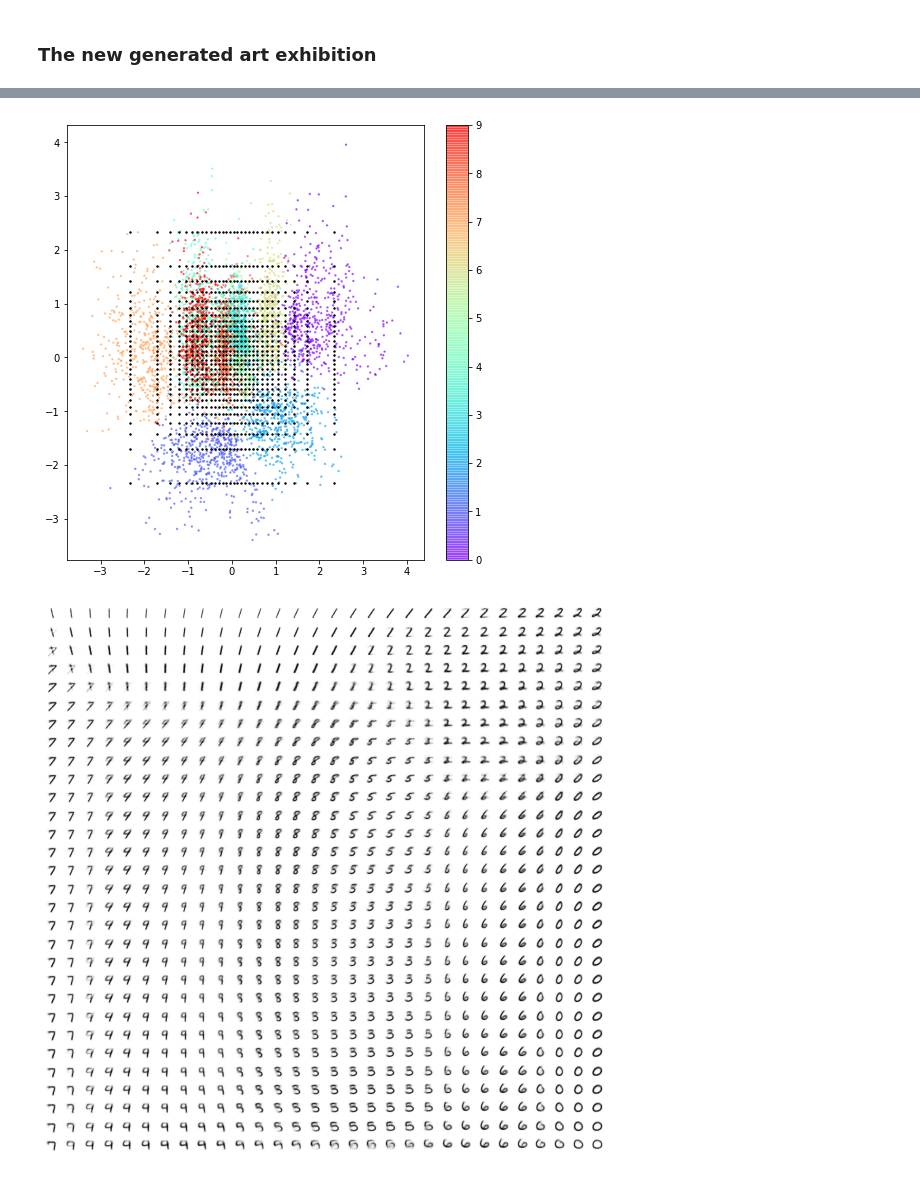
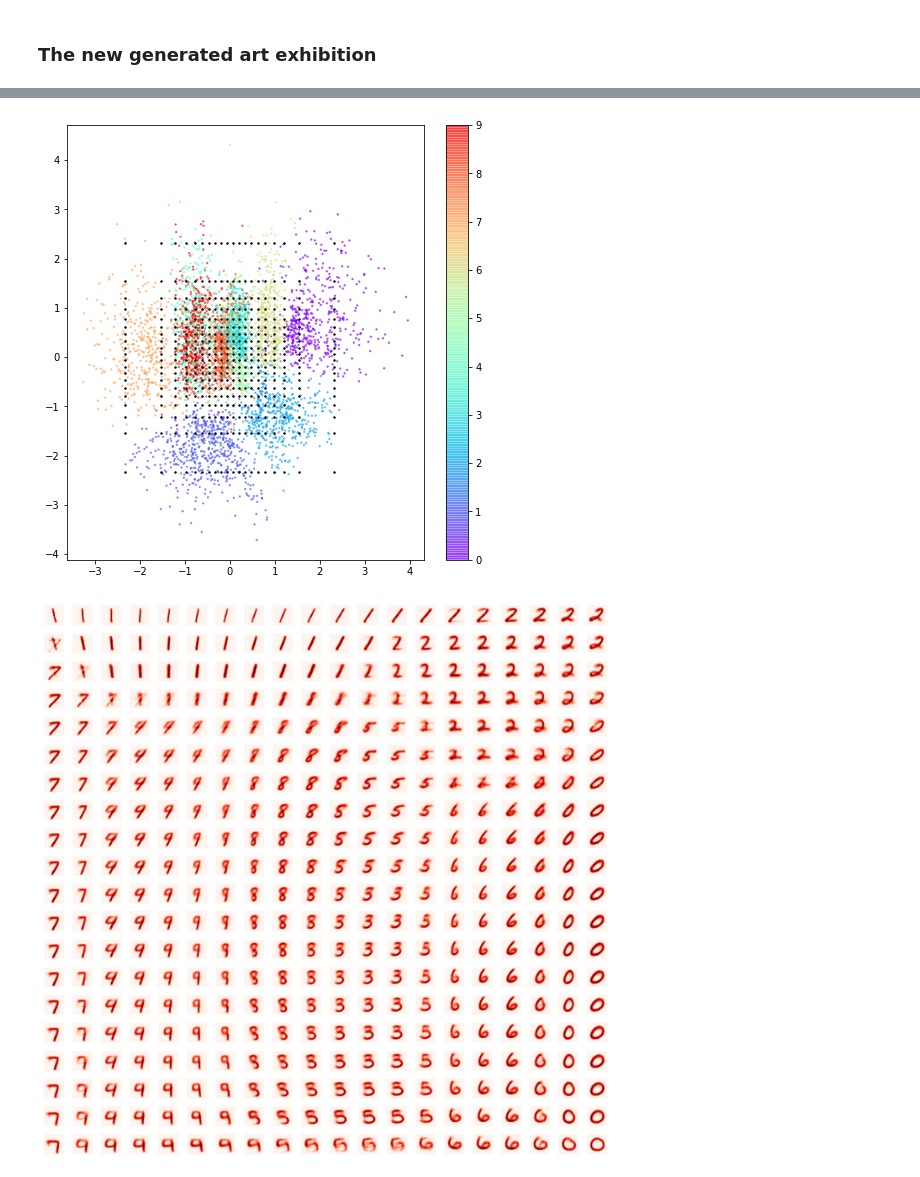
Before and after one commit to lin3372/400_gan, a Jupyter notebook: books/generative_deep_learning/0304_vae_digits_analysis_(iL).ipynb, the cells around one changed output, grey strips where cells are left out. Drawn from its saved outputs; the diff is of its cells as text; code cells hidden in the pictures.

```diff
--- a/books/generative_deep_learning/0304_vae_digits_analysis_(iL).ipynb
+++ b/books/generative_deep_learning/0304_vae_digits_analysis_(iL).ipynb
@@ -259,7 +247,7 @@ plt.show()
 # %%
 n_to_show = 5000
-grid_size = 30
-figsize = 10
+grid_size = 20
+figsize = 12
 
 example_idx = np.random.choice(range(len(x_test)), n_to_show)
 example_images = x_test[example_idx]
@@ -269,33 +257,33 @@ z_points = vae.encoder.predict(example_images)
 
 plt.figure(figsize=(8, 8))
 plt.scatter(z_points[:, 0] , z_points[:, 1] , cmap='rainbow' , c= example_labels
             , alpha=0.5, s=2)
 plt.colorbar()
 
 x = norm.ppf(np.linspace(0.01, 0.99, grid_size))
 y = norm.ppf(np.linspace(0.01, 0.99, grid_size))
 xv, yv = np.meshgrid(x, y)
 xv = xv.flatten()
 yv = yv.flatten()
 z_grid = np.array(list(zip(xv, yv)))
 
 reconst = vae.decoder.predict(z_grid)
 
 plt.scatter(z_grid[:, 0] , z_grid[:, 1], c = 'black'#, cmap='rainbow' , c= example_labels
             , alpha=1, s=2)
 
 
 
 
 plt.show()
 
 
 fig = plt.figure(figsize=(figsize, figsize))
 fig.subplots_adjust(hspace=0.4, wspace=0.4)
 for i in range(grid_size**2):
     ax = fig.add_subplot(grid_size, grid_size, i+1)
     ax.axis('off')
-    ax.imshow(reconst[i, :,:,0], cmap = 'Greys')
+    ax.imshow(reconst[i, :,:,0], cmap = 'Reds')
 # %% [output]
-[figure, old version]
+[figure, new version]
-[figure, old version]
+[figure, new version]
```
Also changed, not shown: parts of 8 cells of this notebook.
